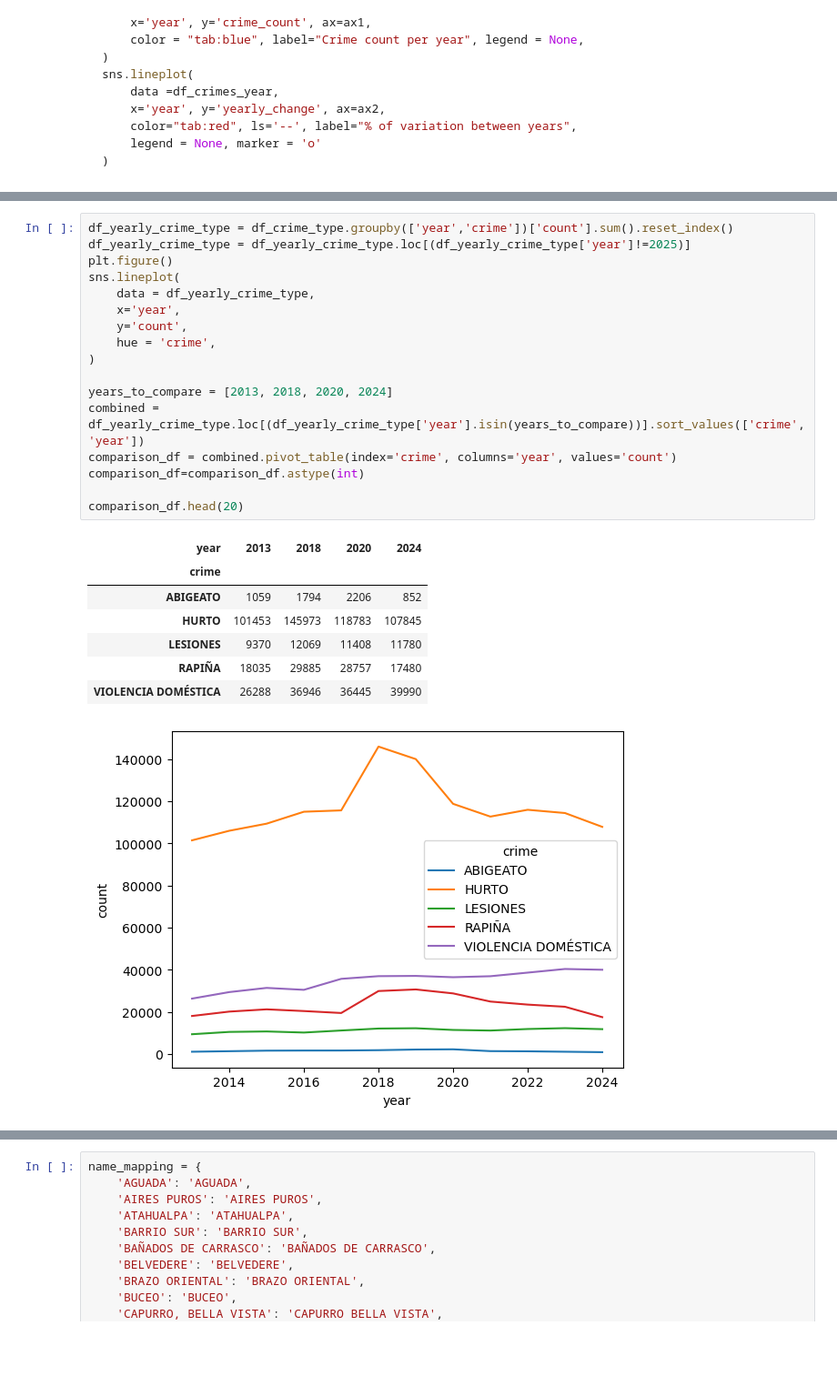
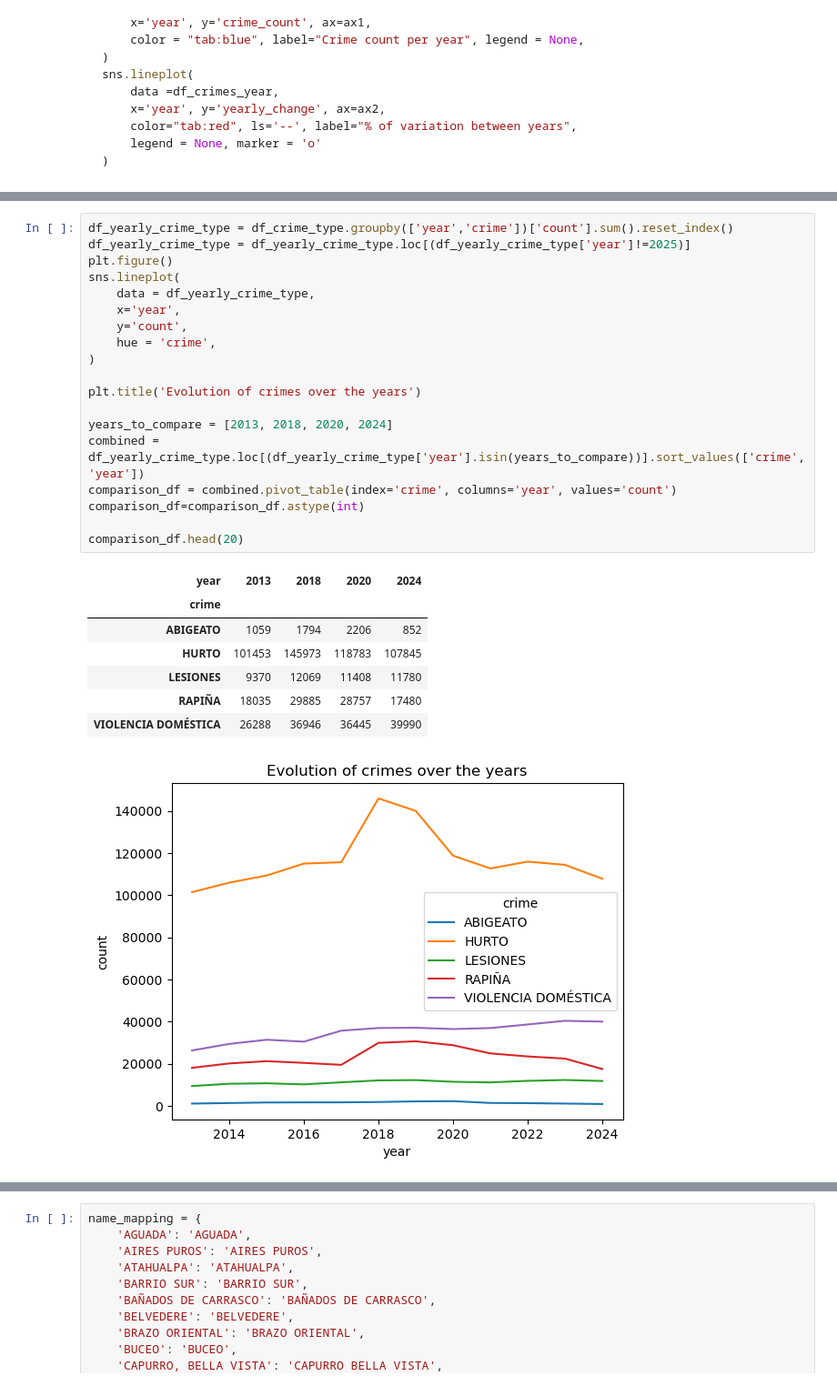
Before and after one commit to LuisGagn/DSLearning, a Jupyter notebook: Uruguayan Crimes.ipynb, the cells around one changed output, grey strips where cells are left out. Shown at 91% size. Drawn from its saved outputs; the diff is of its cells as text; blank space fills up the shorter version.

````diff
--- a/Uruguayan Crimes.ipynb
+++ b/Uruguayan Crimes.ipynb
@@ -219,29 +220,31 @@ From the metadata we found that there are this type of crimes:
 # %%
 df_yearly_crime_type = df_crime_type.groupby(['year','crime'])['count'].sum().reset_index()
 df_yearly_crime_type = df_yearly_crime_type.loc[(df_yearly_crime_type['year']!=2025)]
 plt.figure()
 sns.lineplot(
     data = df_yearly_crime_type,
     x='year',
     y='count',
     hue = 'crime',
 )
 
+plt.title('Evolution of crimes over the years')
+
 years_to_compare = [2013, 2018, 2020, 2024]
 combined = df_yearly_crime_type.loc[(df_yearly_crime_type['year'].isin(years_to_compare))].sort_values(['crime','year'])
 comparison_df = combined.pivot_table(index='crime', columns='year', values='count')
 comparison_df=comparison_df.astype(int)
 
 comparison_df.head(20)
 # %% [output]
 | year | 2013 | 2018 | 2020 | 2024 |
 | crime |  |  |  |  |
 | ABIGEATO | 1059 | 1794 | 2206 | 852 |
 | HURTO | 101453 | 145973 | 118783 | 107845 |
 | LESIONES | 9370 | 12069 | 11408 | 11780 |
 | RAPIÑA | 18035 | 29885 | 28757 | 17480 |
 | VIOLENCIA DOMÉSTICA | 26288 | 36946 | 36445 | 39990 |
-[figure, old version]
+[figure, new version]
 # %% [markdown]
 ```python
 sns.lineplot(
````
Also changed, not shown: parts of 22 cells of this notebook, 1 other file.
